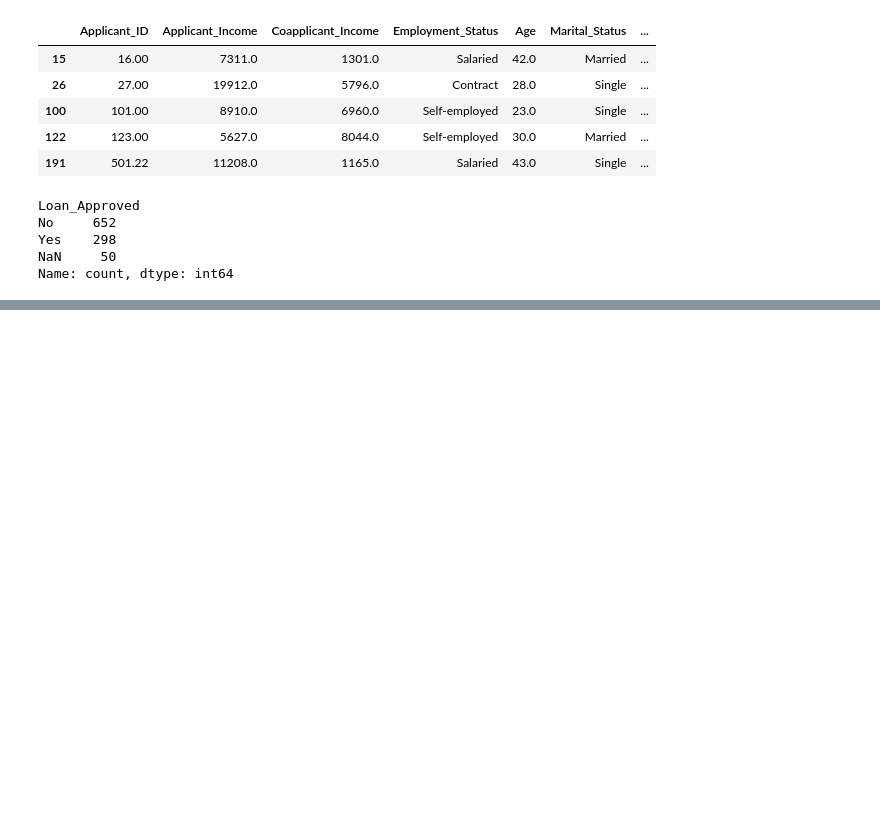
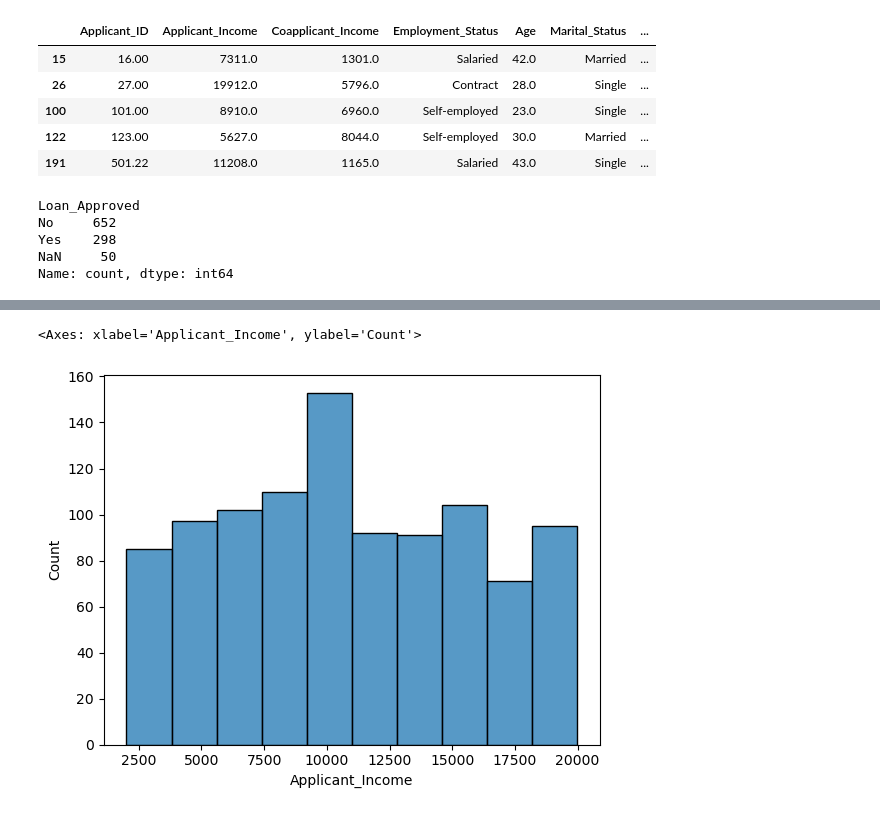
Before and after one commit to yashpal0502/CreditWise-Loan-System, a Jupyter notebook: notebooks/01_data_preprocessing.ipynb, the cells around one changed output, grey strips where cells are left out. Saved outputs shown, nothing was run; the diff lists cells and outputs as text; code cells hidden in the pictures; blank space fills up the shorter version.

Commit message:
add exploratory data analysis

```diff
--- a/notebooks/01_data_preprocessing.ipynb
+++ b/notebooks/01_data_preprocessing.ipynb
@@ -104,0 +127,11 @@ Name: count, dtype: int64
+# %%
+# Analyze Income
+
+sns.histplot(
+    data=processed_df,
+    x = "Applicant_Income",
+    bins=10
+)
+# %% [output]
+<Axes: xlabel='Applicant_Income', ylabel='Count'>
+[figure, added]
```
Also changed, not shown: parts of 8 cells of this notebook, 1 other file.
